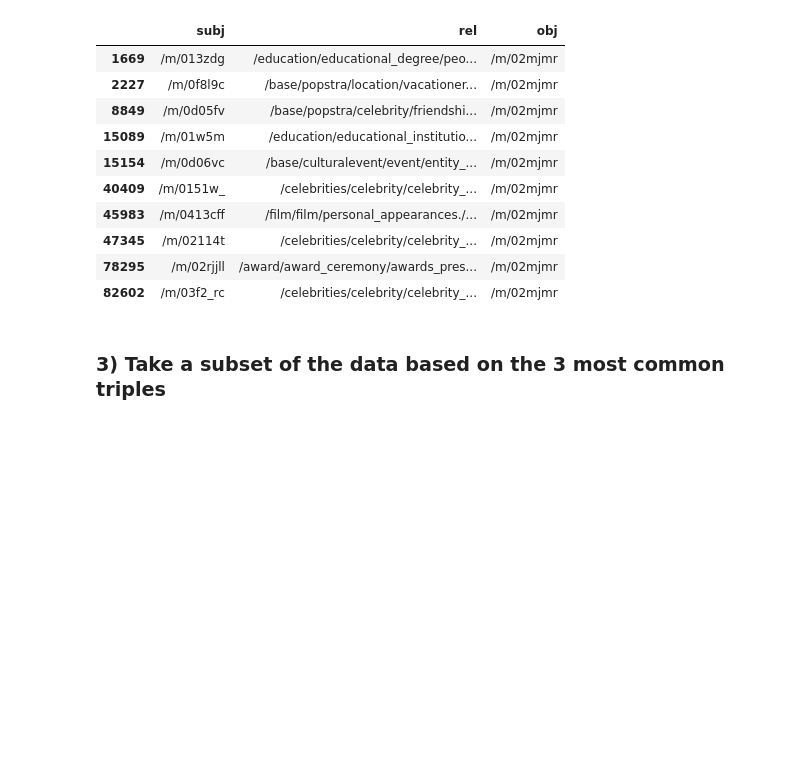
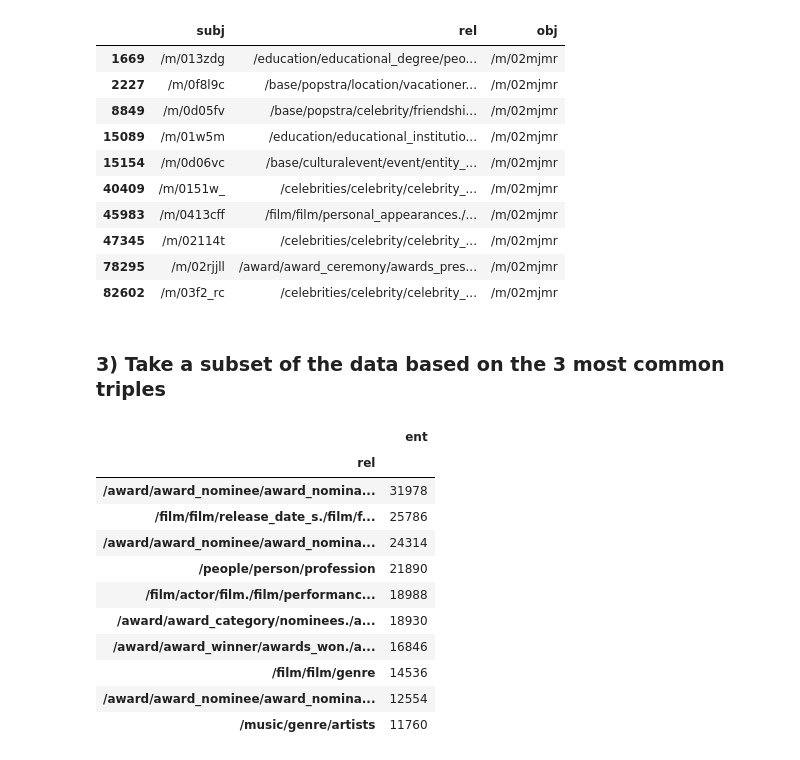
Before and after one commit to AnishRaj20/TransE_Algorithm, a Jupyter notebook: TransE_Algorithm.ipynb, the cells around one changed output. Saved outputs shown, nothing was run; the diff lists cells and outputs as text; code cells hidden in the pictures; blank space fills up the shorter version.

```diff
--- a/TransE_Algorithm.ipynb
+++ b/TransE_Algorithm.ipynb
@@ -67,3 +67,26 @@ obama.head(10)
 | 82602 | /m/03f2_rc | /celebrities/celebrity/celebrity_... | /m/02mjmr |
 # %% [markdown]
 ### 3) Take a subset of the data based on the 3 most common triples
+# %%
+subj_tab = train_dat.filter(items=["subj", "rel"])
+subj_tab = subj_tab.rename(index=str, columns={"subj": "ent"})
+
+obj_tab = train_dat.filter(items=["obj", "rel"])
+obj_tab = obj_tab.rename(index=str, columns={"obj": "ent"})
+
+ent_tab = pd.concat([subj_tab, obj_tab])
+freq_tab = ent_tab[["ent", "rel"]].groupby(["rel"]).agg("count").sort_values("ent", ascending=False)
+freq_tab.head(10)
+# %% [output]
+|  | ent |
+| rel |  |
+| /award/award_nominee/award_nomina... | 31978 |
+| /film/film/release_date_s./film/f... | 25786 |
+| /award/award_nominee/award_nomina... | 24314 |
+| /people/person/profession | 21890 |
+| /film/actor/film./film/performanc... | 18988 |
+| /award/award_category/nominees./a... | 18930 |
+| /award/award_winner/awards_won./a... | 16846 |
+| /film/film/genre | 14536 |
+| /award/award_nominee/award_nomina... | 12554 |
+| /music/genre/artists | 11760 |
```
